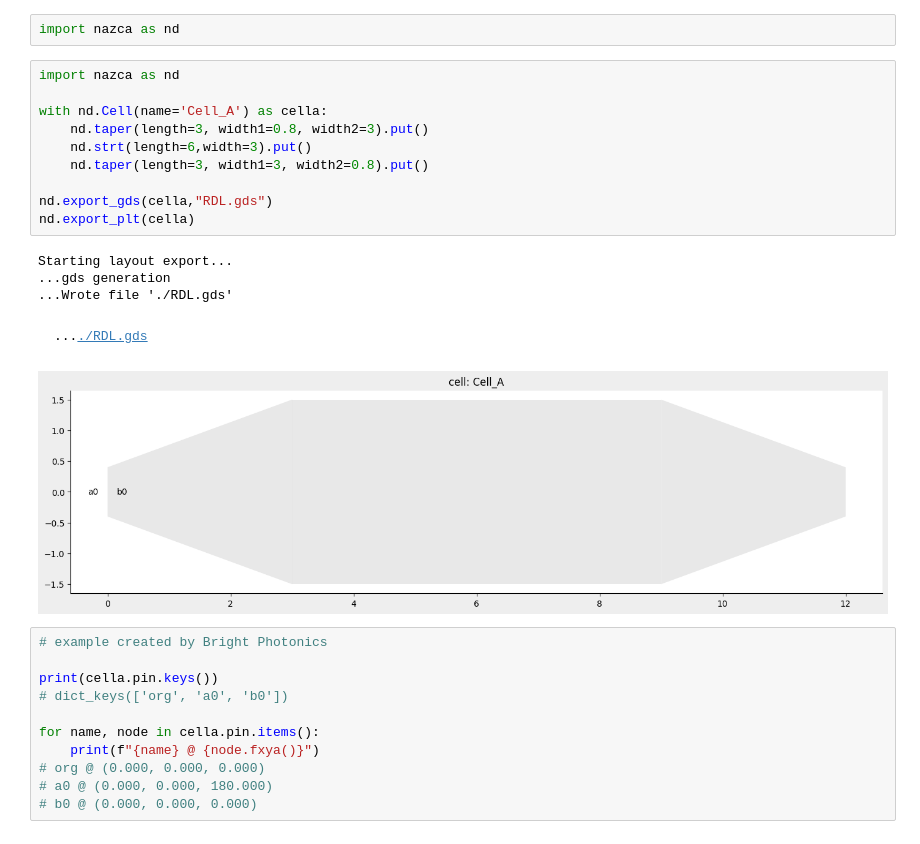
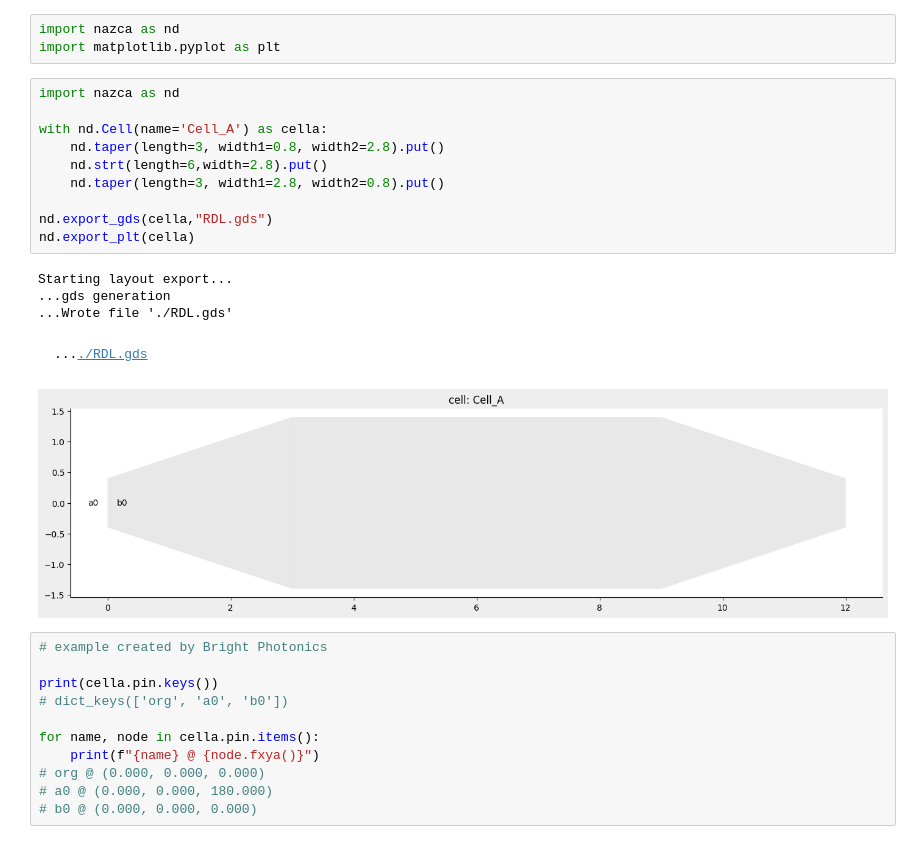
Before and after one commit to Harryxwh/SiNDispersionEngineering, a Jupyter notebook: Layouts/nazca_test.ipynb, the cells around one changed output. Cells and saved outputs as stored; diff of their text form.

```diff
--- a/Layouts/nazca_test.ipynb
+++ b/Layouts/nazca_test.ipynb
@@ -1,21 +1,22 @@
 # %%
 import nazca as nd
+import matplotlib.pyplot as plt
 # %%
 import nazca as nd
 
 with nd.Cell(name='Cell_A') as cella:
-    nd.taper(length=3, width1=0.8, width2=3).put()
-    nd.strt(length=6,width=3).put()
-    nd.taper(length=3, width1=3, width2=0.8).put()
+    nd.taper(length=3, width1=0.8, width2=2.8).put()
+    nd.strt(length=6,width=2.8).put()
+    nd.taper(length=3, width1=2.8, width2=0.8).put()
 
 nd.export_gds(cella,"RDL.gds")
 nd.export_plt(cella)
 # %% [output]
 Starting layout export...
 ...gds generation
 ...Wrote file './RDL.gds'
 ..../RDL.gds
-[figure, old version]
+[figure, new version]
 # %%
 # example created by Bright Photonics
 
```
Also changed, not shown: parts of 2 cells of this notebook, 13 other files.
